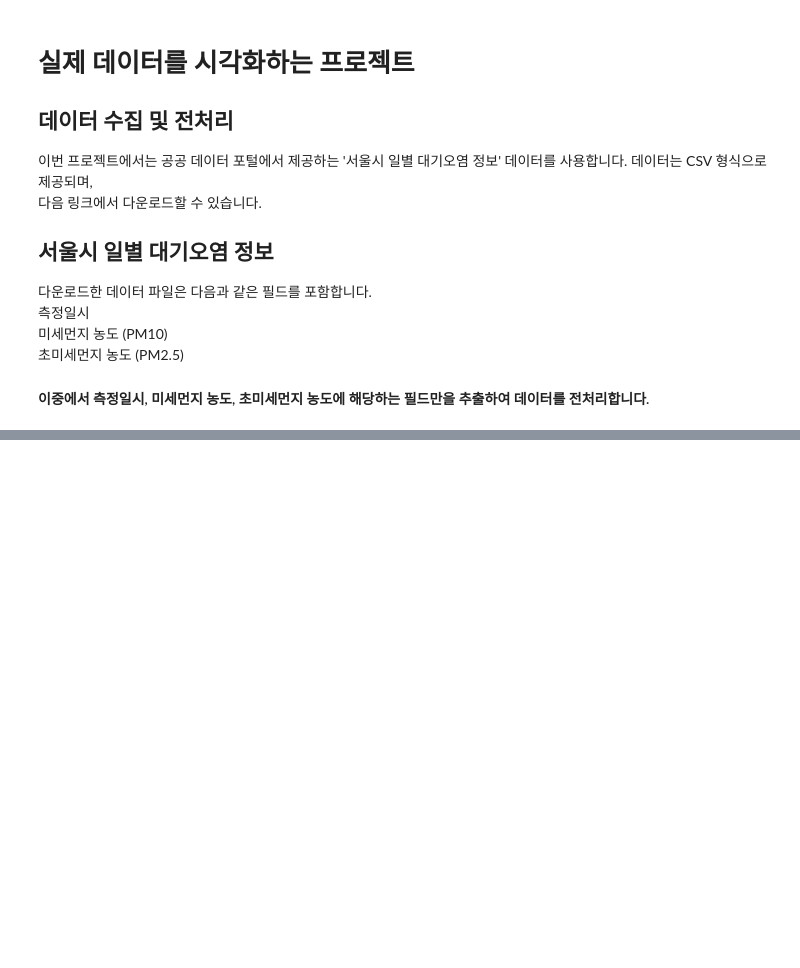
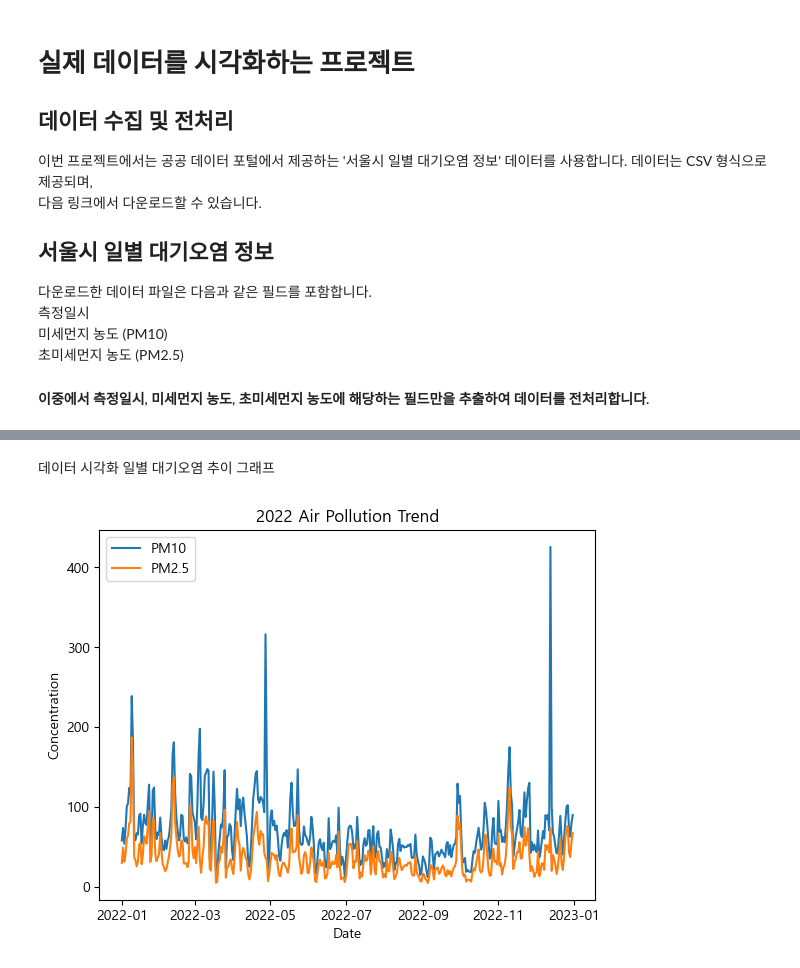
Before and after one commit to jwjb1020/jwj_python, a Jupyter notebook: 데이터전처리/data_process.ipynb, the cells around one changed output, grey strips where cells are left out. Cells and saved outputs as stored; diff of their text form; code cells hidden in the pictures; blank space fills up the shorter version.

```diff
--- a/데이터전처리/data_process.ipynb
+++ b/데이터전처리/data_process.ipynb
@@ -928,0 +949,23 @@ print(df.head(20))
+# %% [markdown]
+데이터 시각화
+일별 대기오염 추이 그래프
+# %%
+import matplotlib.pyplot as plt
+
+# 일별 합계 계산
+df_daily = df.resample('D', on='측정일시').sum(numeric_only=True)
+
+# 일평균 대기오염도 계산
+df_daily['미세먼지농도(㎍/㎥)'] /= 24
+df_daily['초미세먼지농도(㎍/㎥)'] /= 24
+
+# 그래프 그리기
+plt.plot(df_daily.index, df_daily['미세먼지농도(㎍/㎥)'], label='PM10')
+plt.plot(df_daily.index, df_daily['초미세먼지농도(㎍/㎥)'], label='PM2.5')
+plt.legend()
+plt.xlabel('Date')
+plt.ylabel('Concentration')
+plt.title('2022 Air Pollution Trend')
+plt.show()
+# %% [output]
+[figure, added]
```
Also changed, not shown: parts of 7 cells of this notebook, 2 other files.
